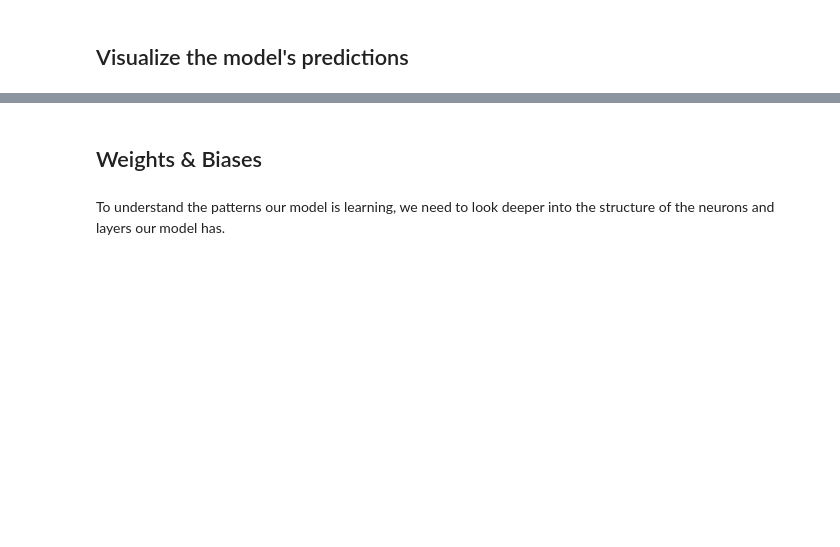
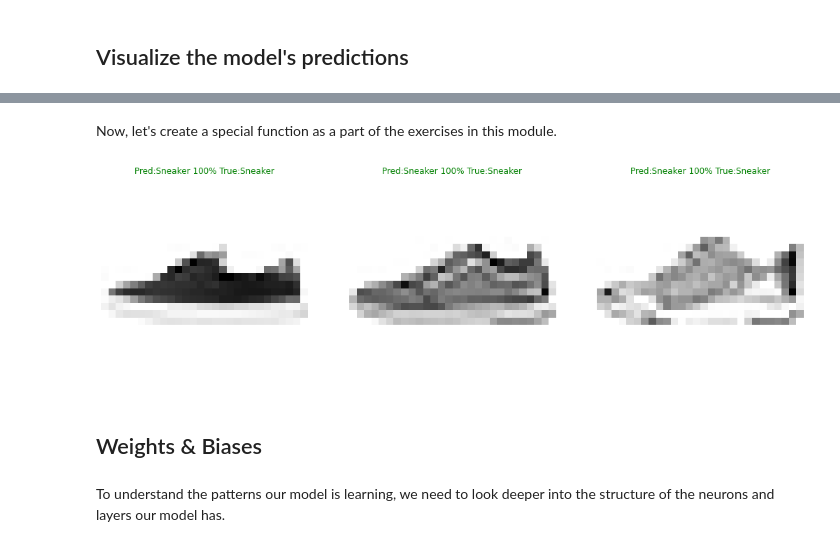
Before and after one commit to Anikate-De/TensorFlow-Deep-Learning, a Jupyter notebook: Neural Network Classification.ipynb, the cells around one changed output, grey strips where cells are left out. Drawn from its saved outputs; the diff is of its cells as text; code cells hidden in the pictures; blank space fills up the shorter version.

Commit message:
completed classification exercises

```diff
--- a/Neural Network Classification.ipynb
+++ b/Neural Network Classification.ipynb
@@ -1127,3 +1159,39 @@ predict_random_images()
+# %% [markdown]
+Now, let's create a special function as a part of the exercises in this module.
+# %%
+def predict_class_images(class_int):
+  """
+  Takes an image from the dataset of the given `class_int` and makes a prediction on it.
+
+  Plots the prediction along with suitable label and colors.
+
+  Params: class_int - 0 to 9, where each integer represents the class the base image should belong to
+  """
+  plt.figure(figsize = (18, 8))
+
+  indices = []
+  for y in range(0, len(y_train)):
+    if y_train[y] == class_int:
+      indices += [y]
+
+  for i in range(3):
+    ax = plt.subplot(1, 3, i+1)
+    rand_index = random.choice(indices)
+    plt.imshow(X_train[rand_index], cmap = plt.cm.binary)
+
+    prediction = fashion_model.predict(X_train_norm[rand_index], verbose = 0)
+    predicted_label = class_names[prediction.argmax()]
+    if predicted_label == class_names[y_train[rand_index]]:
+      color = 'green'
+    else:
+      color = 'red'
+
+    ax.set_title(f'Pred:{predicted_label} {tf.reduce_max(prediction) * 100:2.0f}% True:{class_names[y_train[rand_index]]}', fontdict = {'color': color,})
+    plt.axis(False)
+# %%
+predict_class_images(7)
+# %% [output]
+[figure, added]
 # %% [markdown]
 ## Weights & Biases
 # %% [markdown]
```
Also changed, not shown: parts of 46 cells of this notebook.
